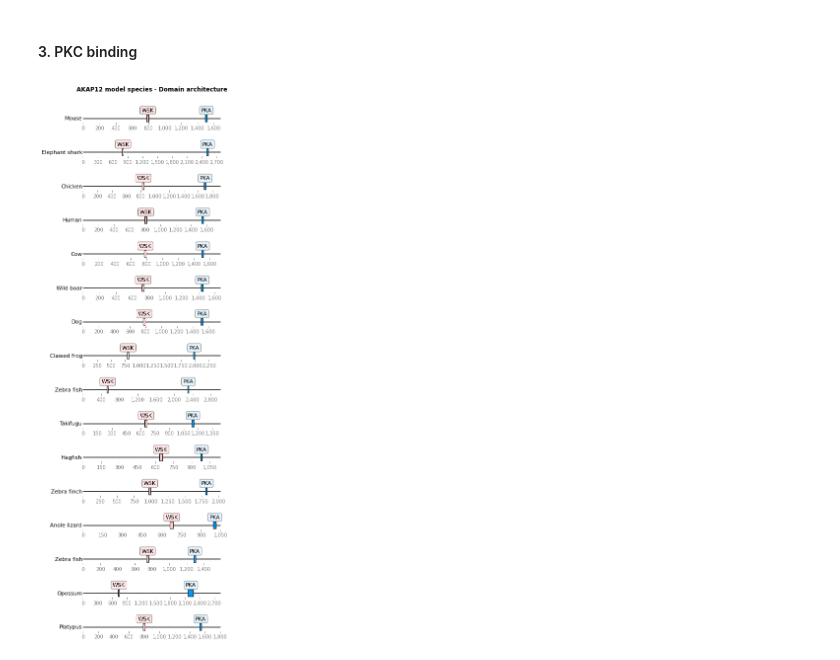
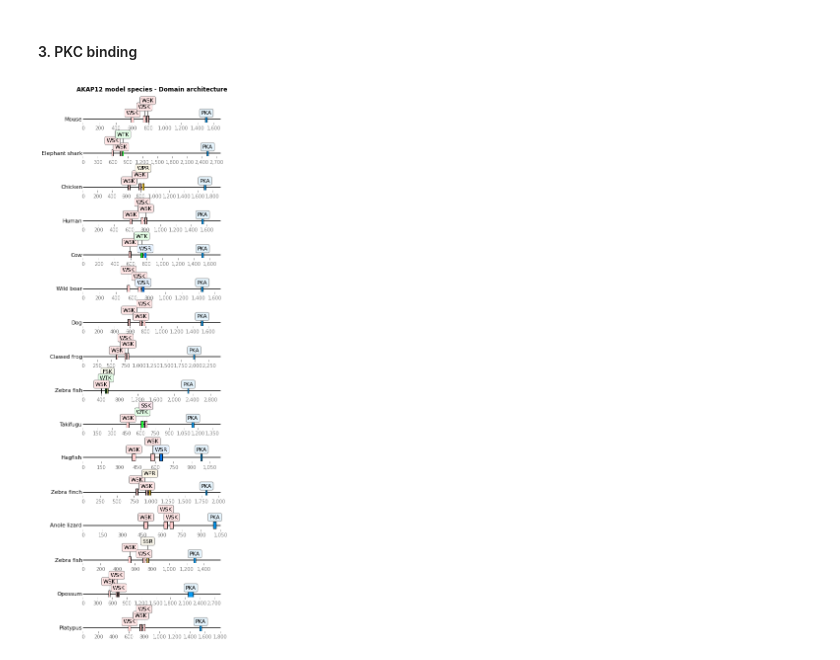
Before and after one commit to msarrias/akaps-evolutionary-study, a Jupyter notebook: akap12_domain_analysis_model_species.ipynb, the cells around one changed output. Drawn from its saved outputs; the diff is of its cells as text; code cells hidden in the pictures.

Commit message:
accounting for variations in motif residues

```diff
--- a/akap12_domain_analysis_model_species.ipynb
+++ b/akap12_domain_analysis_model_species.ipynb
@@ -75,0 +60,10 @@ Duplicated entry [Danio_rerio] was renamed to [1_Danio_rerio]
+# %%
+filename = 'fasta_files/binding_regions/AKAP12_WSK_ii.fa'
+regions_dict, aln = seq_domain_alignment(akap12_msa_seqs,
+                                         akap12_seqs,
+                                         start, end,
+                                         filename, wskii_residues_idx, '', regions_dict)
+# alv.view(aln)
+
+t = render_msa_phylo(nwk_direct, read_fasta(filename), host_guest_dict)
+t.render("%%inline", w = 800)
@@ -75,0 +75,18 @@ Duplicated entry [Danio_rerio] was renamed to [1_Danio_rerio]
+# %%
+base_string_wskiii = 'KEESWVSIKKFIPGRRKKRPDGKQEQ'
+compiled_regex = re.compile('(-)*'.join(list(base_string_wskiii)))
+start, end = compiled_regex.search(akap12_msa_seqs[ref]).span()
+
+compiled_regex_motif = re.compile('(-)*'.join(list('WVSIK')))
+i, iii = compiled_regex_motif.search(akap12_msa_seqs[ref]).span()
+wskiii_residues_idx = (i,i+2,iii-1)
+# %%
+filename = 'fasta_files/binding_regions/AKAP12_WSK_iii.fa'
+regions_dict, aln = seq_domain_alignment(akap12_msa_seqs,
+                                         akap12_seqs,
+                                         start, end,
+                                         filename, wskiii_residues_idx, '', regions_dict)
+# alv.view(aln)
+
+t = render_msa_phylo(nwk_direct, read_fasta(filename), host_guest_dict)
+t.render("%%inline", w = 800)
@@ -81,8 +101,10 @@ compiled_regex = re.compile('(-)*'.join(list(base_string_pka)))
 start, end = compiled_regex.search(akap12_msa_seqs[ref]).span()
 
 filename = 'fasta_files/binding_regions/AKAP12_PKA.fa'
-regions_dict, aln = seq_domain_alignment(akap12_msa_seqs, akap12_seqs, start, end,
-                                         'PKA', filename, regions_dict)
+regions_dict, aln = seq_domain_alignment(akap12_msa_seqs,
+                                         akap12_seqs,
+                                         start, end,
+                                         filename, [], 'PKA', regions_dict)
 # alv.view(aln)
 # %%
 t = render_msa_phylo(nwk_direct, read_fasta(filename), host_guest_dict)
@@ -104,8 +126,3 @@ Duplicated entry [Danio_rerio] was renamed to [1_Danio_rerio]
 
 # t = render_msa_phylo(nwk_direct, read_fasta(filename), host_guest_dict)
 # t.render("%%inline", w = 700)
-# %%
-title = 'AKAP12 model species - Domain architecture'
-visualize_structure(host_guest_dict, colors(), regions_dict, title, akap12_seqs)
-# %% [output]
-[figure, removed]
@@ -114,0 +129,5 @@ visualize_structure(host_guest_dict, colors(), regions_dict, title, akap12_seqs)
+# %%
+title = 'AKAP12 model species - Domain architecture'
+visualize_structure(host_guest_dict, regions_colors(regions_dict), regions_dict, title, akap12_seqs)
+# %% [output]
+[figure, added]
```
Also changed, not shown: parts of 14 cells of this notebook, 2 other files.
